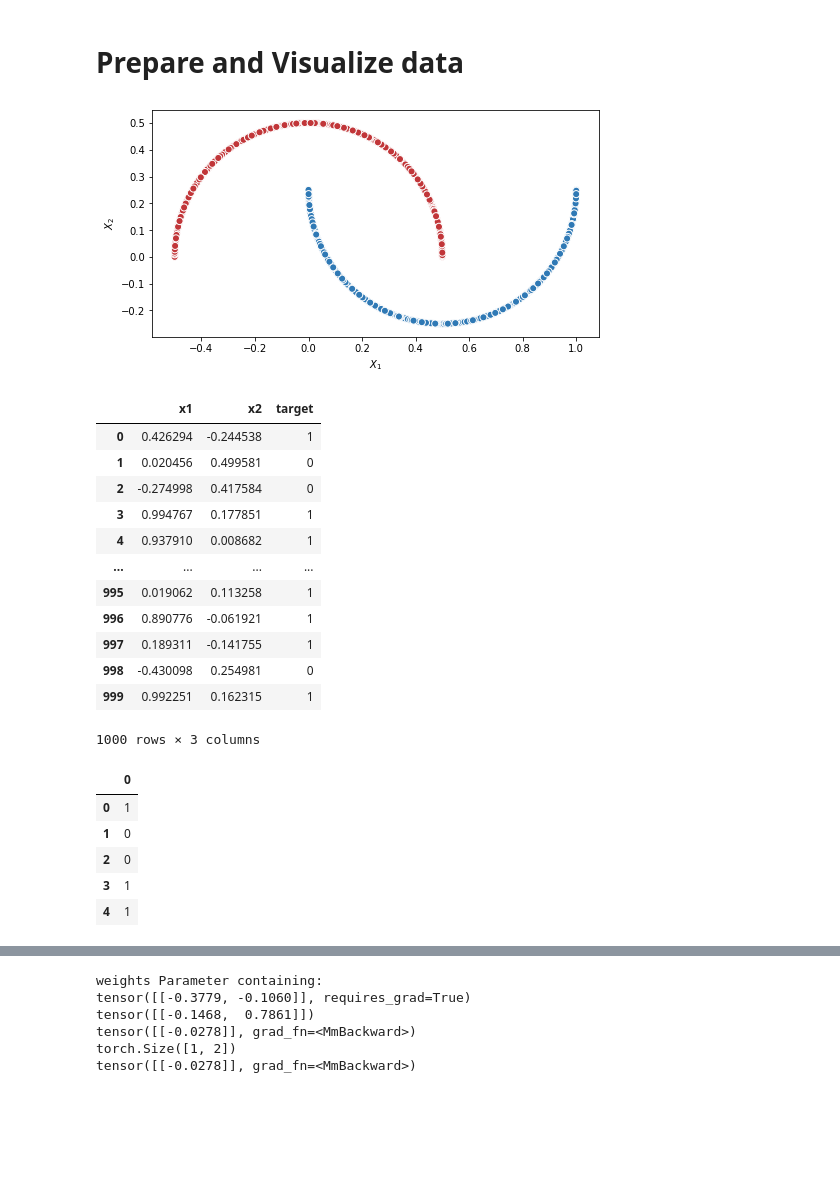
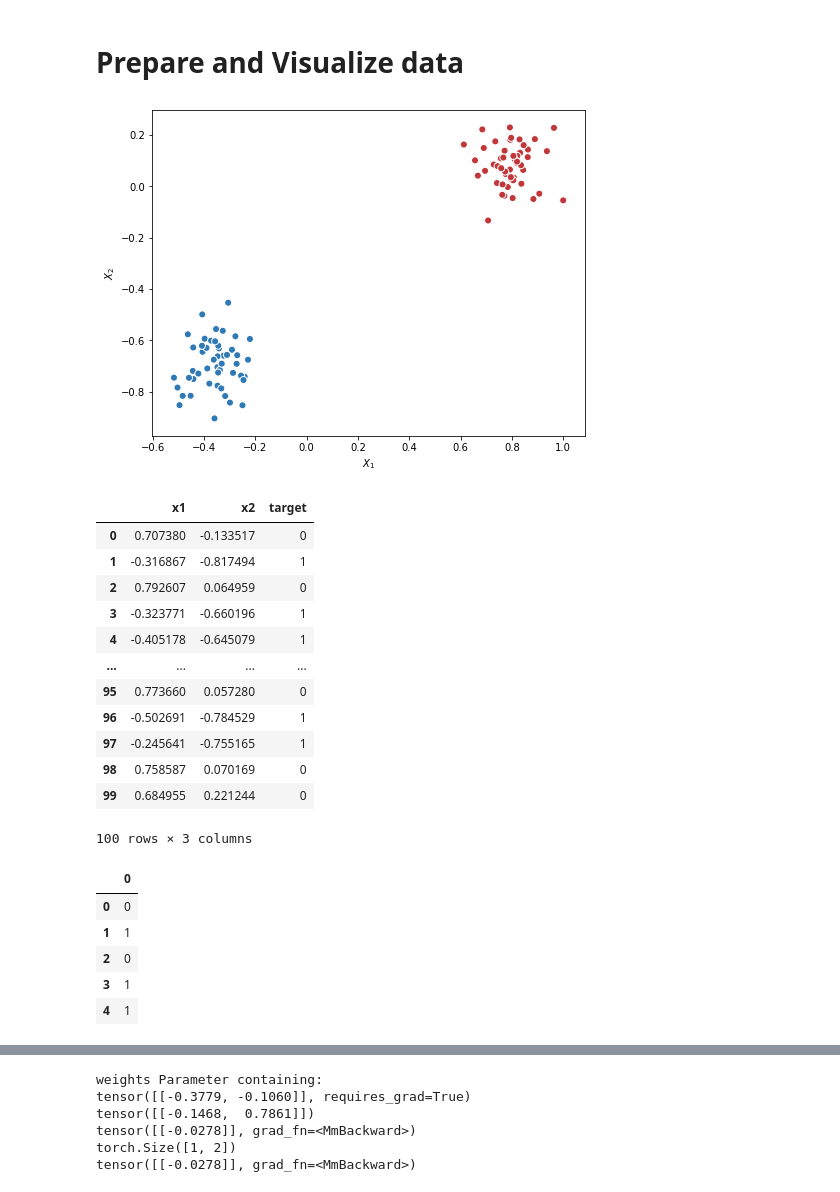
Before and after one commit to i008/dsr-pytorch, a Jupyter notebook: 2-perceptron.ipynb, the cells around one changed output, grey strips where cells are left out. Cells and saved outputs as stored; diff of their text form; code cells hidden in the pictures; blank space fills up the shorter version.

```diff
--- a/2-perceptron.ipynb
+++ b/2-perceptron.ipynb
@@ -27,41 +27,41 @@ torch.manual_seed(7)
 # Prepare and Visualize data
 # %%
 N_FEATURES = 2
-DATASET_TO_USE = 'moons' # or moons
+DATASET_TO_USE = 'blobs' # or moons
 
 if DATASET_TO_USE == 'blobs':
     X, Y = make_blobs(centers=2, random_state=RANDOM_STATE, n_features=N_FEATURES)
 else:
     X, Y = make_moons(n_samples=1000, random_state=RANDOM_STATE)
 
 
 X = X/np.abs(X).max()
 visualize_data(X,Y)
 # %% [output]
-[figure, old version]
+[figure, new version]
 # %%
 data = pd.DataFrame(X, columns=['x1','x2'])
 data['target'] = Y; data
 # %% [output]
 |  | x1 | x2 | target |
-| 0 | 0.426294 | -0.244538 | 1 |
-| 1 | 0.020456 | 0.499581 | 0 |
-| 2 | -0.274998 | 0.417584 | 0 |
-| 3 | 0.994767 | 0.177851 | 1 |
-| 4 | 0.937910 | 0.008682 | 1 |
+| 0 | 0.707380 | -0.133517 | 0 |
+| 1 | -0.316867 | -0.817494 | 1 |
+| 2 | 0.792607 | 0.064959 | 0 |
+| 3 | -0.323771 | -0.660196 | 1 |
+| 4 | -0.405178 | -0.645079 | 1 |
 | ... | ... | ... | ... |
-| 995 | 0.019062 | 0.113258 | 1 |
-| 996 | 0.890776 | -0.061921 | 1 |
-| 997 | 0.189311 | -0.141755 | 1 |
-| 998 | -0.430098 | 0.254981 | 0 |
-| 999 | 0.992251 | 0.162315 | 1 |
+| 95 | 0.773660 | 0.057280 | 0 |
+| 96 | -0.502691 | -0.784529 | 1 |
+| 97 | -0.245641 | -0.755165 | 1 |
+| 98 | 0.758587 | 0.070169 | 0 |
+| 99 | 0.684955 | 0.221244 | 0 |
-1000 rows × 3 columns
+100 rows × 3 columns
 # %%
 pd.DataFrame(Y).head()
 # %% [output]
 |  | 0 |
-| 0 | 1 |
-| 1 | 0 |
+| 0 | 0 |
+| 1 | 1 |
 | 2 | 0 |
 | 3 | 1 |
 | 4 | 1 |
```
Also changed, not shown: parts of 2 cells of this notebook, 9 other files.
